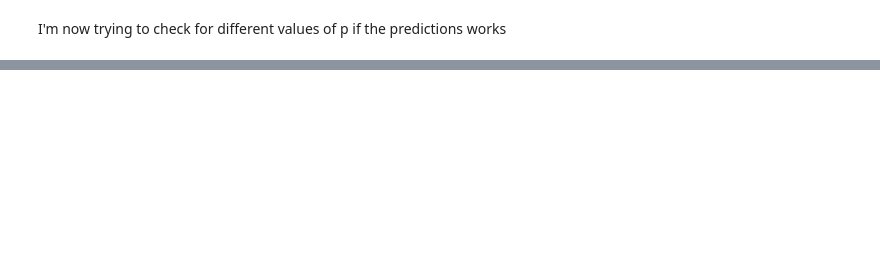
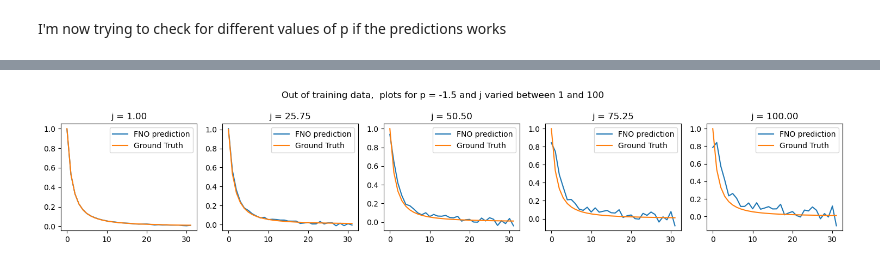
Before and after one commit to RuneRost/RadiativeTransfer, a Jupyter notebook: FNO_spherical_symmetry_RTE_nonconstant.ipynb, the cells around one changed output, grey strips where cells are left out. Saved outputs shown, nothing was run; the diff lists cells and outputs as text; code cells hidden in the pictures; blank space fills up the shorter version.

```diff
--- a/FNO_spherical_symmetry_RTE_nonconstant.ipynb
+++ b/FNO_spherical_symmetry_RTE_nonconstant.ipynb
@@ -353,15 +356,14 @@ plt.grid()
 # %% [markdown]
 I'm now trying to check for different values of p if the predictions works
 # %%
-
-r0s = jnp.ones(10)
-r1s = 10.0 * jnp.ones(10)
+r0s = jnp.zeros(10) + 0.1
+r1s = jnp.ones(10)
 I0s = jnp.ones(10)
 Ks = jnp.ones(10)
 j_stars = jnp.ones(10)
 ps = jnp.linspace(-2, -1, 10)
 
-data_check = create_data_spherical_symmetry_nonconstant(r0s, r1s, I0s, 0.1, Ks, ps, j_stars)
+data_check = create_data_spherical_symmetry_nonconstant(r0s, r1s, I0s, 0.01, Ks, ps, j_stars)
 # %%
 y_check = data_check[:,1,:][:,jnp.newaxis,:]
 
@@ -388,0 +395,34 @@ plt.show()
+# %%
+#vary j, keep rest of parameters in training range
+
+r0s = jnp.zeros(5) + 0.1
+r1s = jnp.ones(5)
+I0s = jnp.ones(5)
+Ks = jnp.ones(5)
+j_stars = jnp.linspace(1, 100, 5) #we only trained for j in intervall [0,1]
+ps = jnp.ones(5) * -1.5
+
+data_check = create_data_spherical_symmetry_nonconstant(r0s, r1s, I0s, 0.01, Ks, ps, j_stars)
+
+y_check = data_check[:,1,:][:,jnp.newaxis,:]
+r_check = data_check[:,0,:][:,jnp.newaxis,:]
+a_check = r_check**ps[:, jnp.newaxis, jnp.newaxis] * Ks[:, jnp.newaxis, jnp.newaxis]
+j_check = jnp.zeros_like(r_check)
+j_check= j_check.at[:, 0, 0].set(j_stars)
+x_check = jnp.concatenate((r_check, a_check, j_check), axis=1)
+
+fig, axes = plt.subplots(1, 5, figsize=(15, 3))
+fig.suptitle(f"Out of training data,  plots for p = {-1.5} and j varied between 1 and 100", fontsize=12)
+for i, ax in enumerate(axes):
+    y1 = fno(x_check[i, :, ::32])[0]
+    y2 = y_check[i, 0, ::32]
+    ax.plot(y1, label= f"FNO prediction")
+    ax.plot(y2, label= f"Ground Truth")
+
+    ax.legend(loc='best')
+    ax.set_title(f"j = {1 + i* 24.75:.2f}")
+
+plt.tight_layout()
+plt.show()
+# %% [output]
+[figure, added]
```
Also changed, not shown: parts of 15 cells of this notebook.
